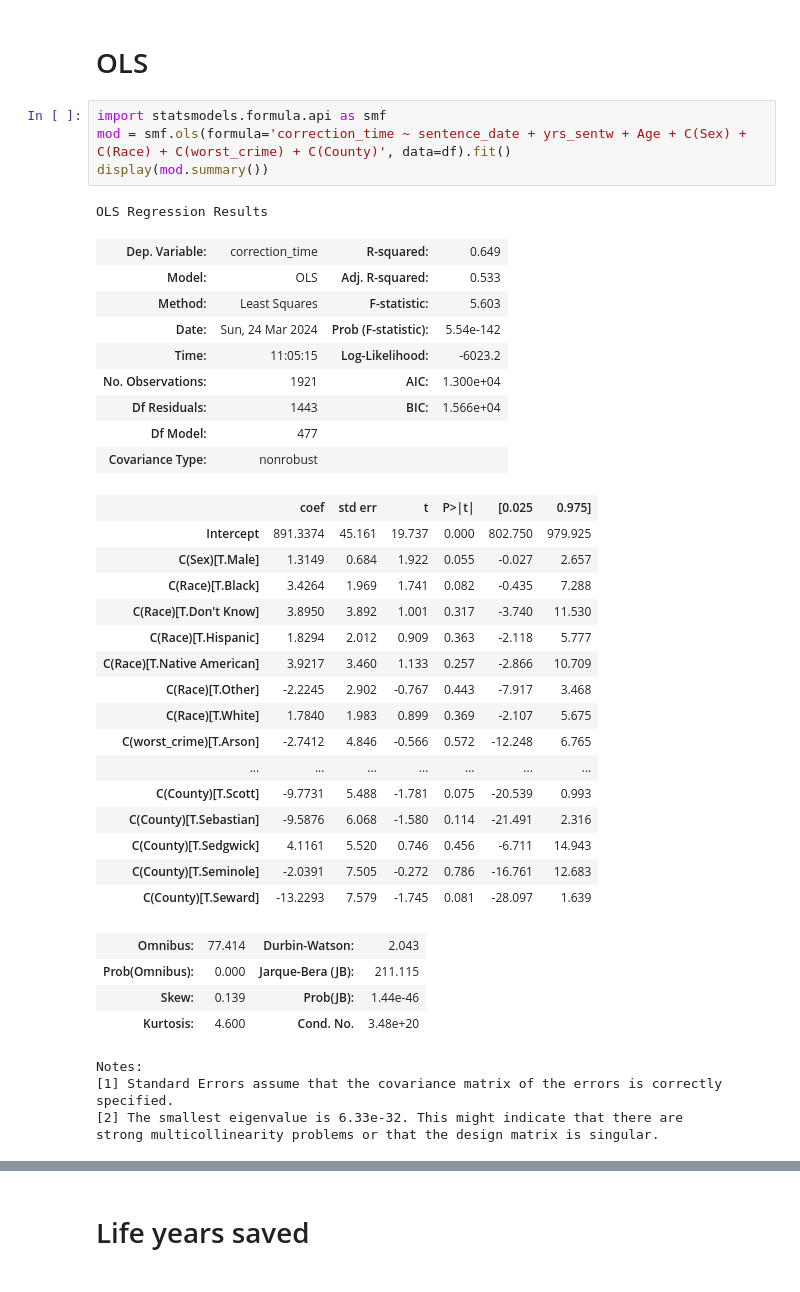
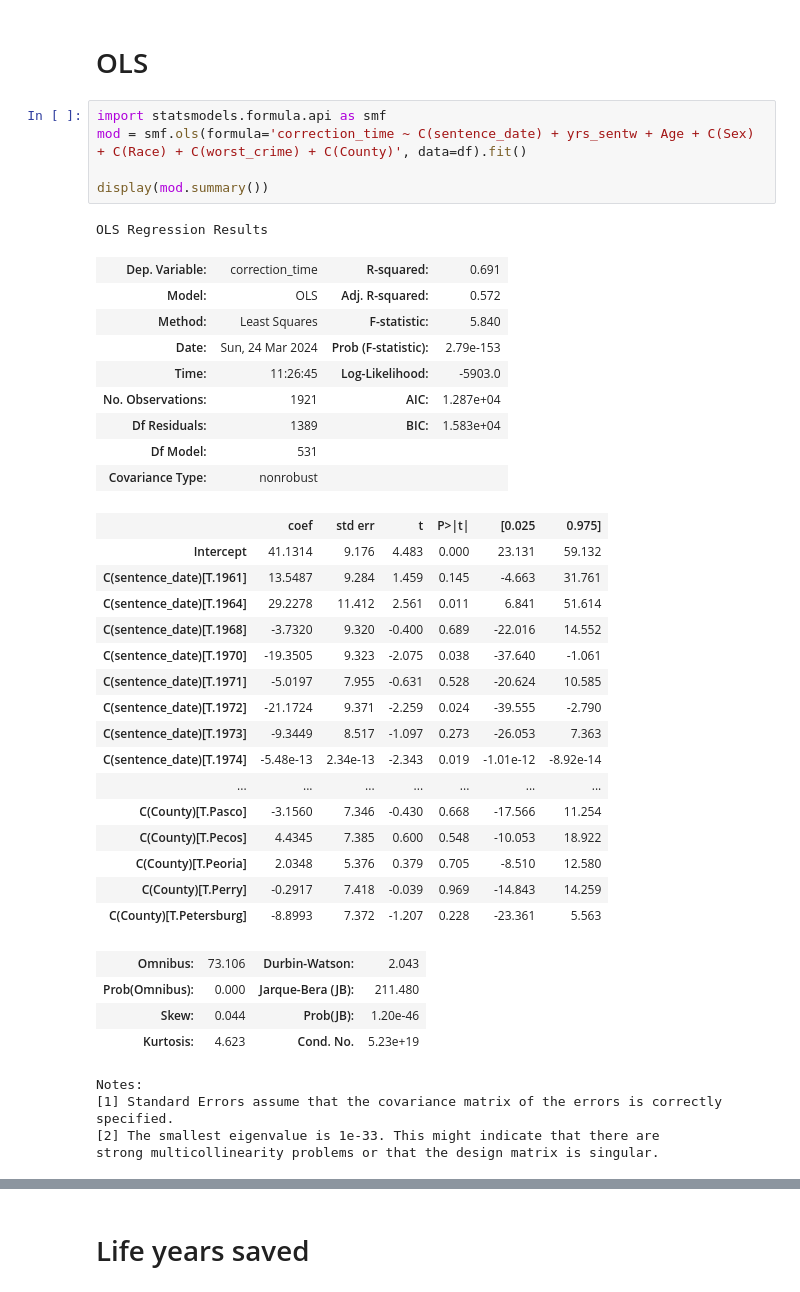
Before and after one commit to josh-ashkinaze/er_correct, a Jupyter notebook: exon.ipynb, the cells around one changed output, grey strips where cells are left out. Drawn from its saved outputs; the diff is of its cells as text.

```diff
--- a/exon.ipynb
+++ b/exon.ipynb
@@ -269,42 +269,43 @@ Passing `palette` without assigning `hue` is deprecated and will be removed in v
 # OLS
 # %%
 import statsmodels.formula.api as smf
-mod = smf.ols(formula='correction_time ~ sentence_date + yrs_sentw + Age + C(Sex) + C(Race) + C(worst_crime) + C(County)', data=df).fit()
+mod = smf.ols(formula='correction_time ~ C(sentence_date) + yrs_sentw + Age + C(Sex) + C(Race) + C(worst_crime) + C(County)', data=df).fit()
+
 display(mod.summary())
 # %% [output]
 OLS Regression Results
-| Dep. Variable: | correction_time | R-squared: | 0.649 |
-| Model: | OLS | Adj. R-squared: | 0.533 |
-| Method: | Least Squares | F-statistic: | 5.603 |
-| Date: | Sun, 24 Mar 2024 | Prob (F-statistic): | 5.54e-142 |
-| Time: | 11:05:15 | Log-Likelihood: | -6023.2 |
-| No. Observations: | 1921 | AIC: | 1.300e+04 |
-| Df Residuals: | 1443 | BIC: | 1.566e+04 |
-| Df Model: | 477 |  |  |
+| Dep. Variable: | correction_time | R-squared: | 0.691 |
+| Model: | OLS | Adj. R-squared: | 0.572 |
+| Method: | Least Squares | F-statistic: | 5.840 |
+| Date: | Sun, 24 Mar 2024 | Prob (F-statistic): | 2.79e-153 |
+| Time: | 11:26:45 | Log-Likelihood: | -5903.0 |
+| No. Observations: | 1921 | AIC: | 1.287e+04 |
+| Df Residuals: | 1389 | BIC: | 1.583e+04 |
+| Df Model: | 531 |  |  |
 | Covariance Type: | nonrobust |  |  |
 |  | coef | std err | t | P>|t| | [0.025 | 0.975] |
-| Intercept | 891.3374 | 45.161 | 19.737 | 0.000 | 802.750 | 979.925 |
-| C(Sex)[T.Male] | 1.3149 | 0.684 | 1.922 | 0.055 | -0.027 | 2.657 |
-| C(Race)[T.Black] | 3.4264 | 1.969 | 1.741 | 0.082 | -0.435 | 7.288 |
-| C(Race)[T.Don't Know] | 3.8950 | 3.892 | 1.001 | 0.317 | -3.740 | 11.530 |
-| C(Race)[T.Hispanic] | 1.8294 | 2.012 | 0.909 | 0.363 | -2.118 | 5.777 |
-| C(Race)[T.Native American] | 3.9217 | 3.460 | 1.133 | 0.257 | -2.866 | 10.709 |
-| C(Race)[T.Other] | -2.2245 | 2.902 | -0.767 | 0.443 | -7.917 | 3.468 |
-| C(Race)[T.White] | 1.7840 | 1.983 | 0.899 | 0.369 | -2.107 | 5.675 |
-| C(worst_crime)[T.Arson] | -2.7412 | 4.846 | -0.566 | 0.572 | -12.248 | 6.765 |
+| Intercept | 41.1314 | 9.176 | 4.483 | 0.000 | 23.131 | 59.132 |
+| C(sentence_date)[T.1961] | 13.5487 | 9.284 | 1.459 | 0.145 | -4.663 | 31.761 |
+| C(sentence_date)[T.1964] | 29.2278 | 11.412 | 2.561 | 0.011 | 6.841 | 51.614 |
+| C(sentence_date)[T.1968] | -3.7320 | 9.320 | -0.400 | 0.689 | -22.016 | 14.552 |
+| C(sentence_date)[T.1970] | -19.3505 | 9.323 | -2.075 | 0.038 | -37.640 | -1.061 |
+| C(sentence_date)[T.1971] | -5.0197 | 7.955 | -0.631 | 0.528 | -20.624 | 10.585 |
+| C(sentence_date)[T.1972] | -21.1724 | 9.371 | -2.259 | 0.024 | -39.555 | -2.790 |
+| C(sentence_date)[T.1973] | -9.3449 | 8.517 | -1.097 | 0.273 | -26.053 | 7.363 |
+| C(sentence_date)[T.1974] | -5.48e-13 | 2.34e-13 | -2.343 | 0.019 | -1.01e-12 | -8.92e-14 |
 | ... | ... | ... | ... | ... | ... | ... |
-| C(County)[T.Scott] | -9.7731 | 5.488 | -1.781 | 0.075 | -20.539 | 0.993 |
-| C(County)[T.Sebastian] | -9.5876 | 6.068 | -1.580 | 0.114 | -21.491 | 2.316 |
-| C(County)[T.Sedgwick] | 4.1161 | 5.520 | 0.746 | 0.456 | -6.711 | 14.943 |
-| C(County)[T.Seminole] | -2.0391 | 7.505 | -0.272 | 0.786 | -16.761 | 12.683 |
-| C(County)[T.Seward] | -13.2293 | 7.579 | -1.745 | 0.081 | -28.097 | 1.639 |
+| C(County)[T.Pasco] | -3.1560 | 7.346 | -0.430 | 0.668 | -17.566 | 11.254 |
+| C(County)[T.Pecos] | 4.4345 | 7.385 | 0.600 | 0.548 | -10.053 | 18.922 |
+| C(County)[T.Peoria] | 2.0348 | 5.376 | 0.379 | 0.705 | -8.510 | 12.580 |
+| C(County)[T.Perry] | -0.2917 | 7.418 | -0.039 | 0.969 | -14.843 | 14.259 |
+| C(County)[T.Petersburg] | -8.8993 | 7.372 | -1.207 | 0.228 | -23.361 | 5.563 |
-| Omnibus: | 77.414 | Durbin-Watson: | 2.043 |
-| Prob(Omnibus): | 0.000 | Jarque-Bera (JB): | 211.115 |
-| Skew: | 0.139 | Prob(JB): | 1.44e-46 |
-| Kurtosis: | 4.600 | Cond. No. | 3.48e+20 |
+| Omnibus: | 73.106 | Durbin-Watson: | 2.043 |
+| Prob(Omnibus): | 0.000 | Jarque-Bera (JB): | 211.480 |
+| Skew: | 0.044 | Prob(JB): | 1.20e-46 |
+| Kurtosis: | 4.623 | Cond. No. | 5.23e+19 |
 Notes:
 [1] Standard Errors assume that the covariance matrix of the errors is correctly specified.
-[2] The smallest eigenvalue is 6.33e-32. This might indicate that there are
+[2] The smallest eigenvalue is 1e-33. This might indicate that there are
 strong multicollinearity problems or that the design matrix is singular.
 # %%
 def clean_statsmodels_name(var_name):
```
Also changed, not shown: parts of 2 cells of this notebook.
